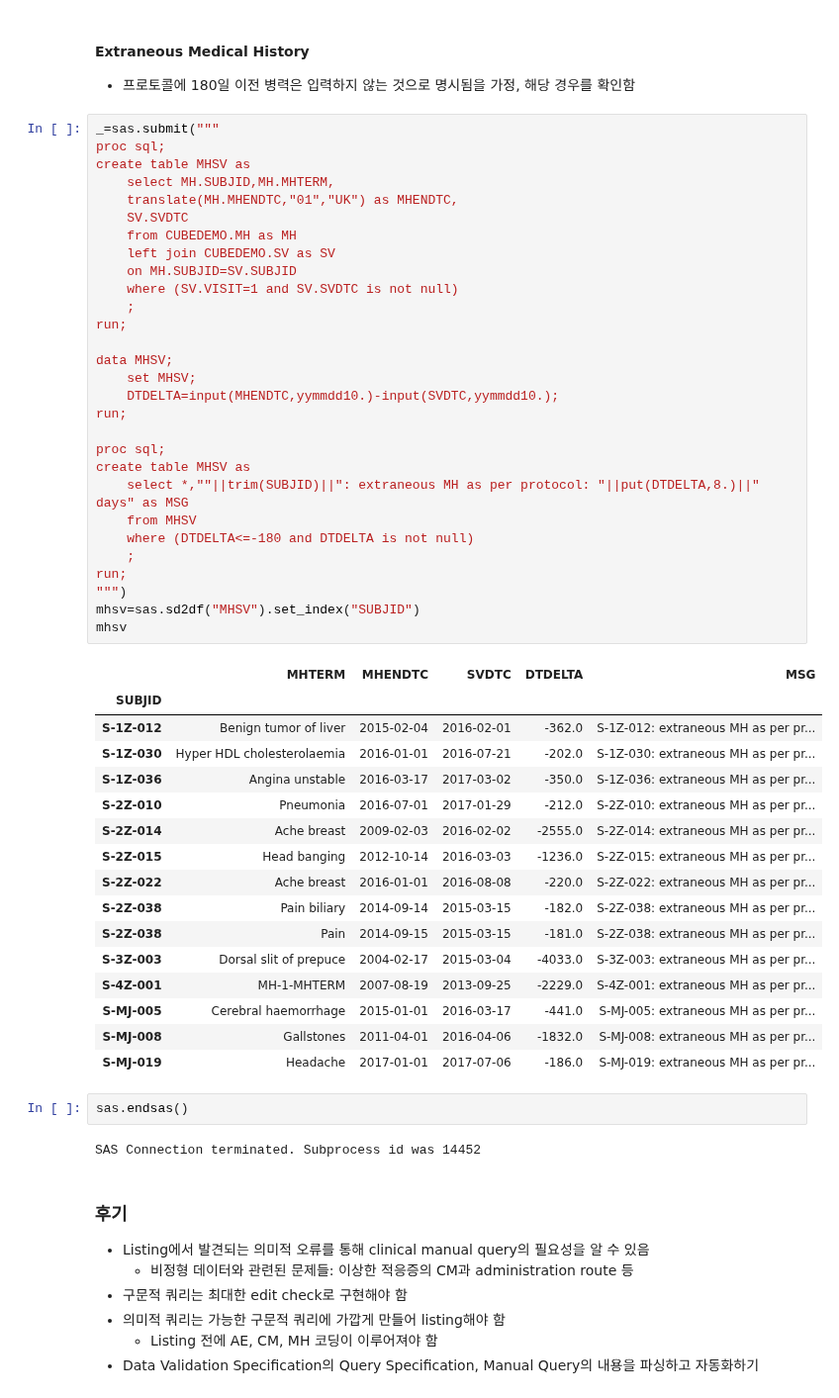
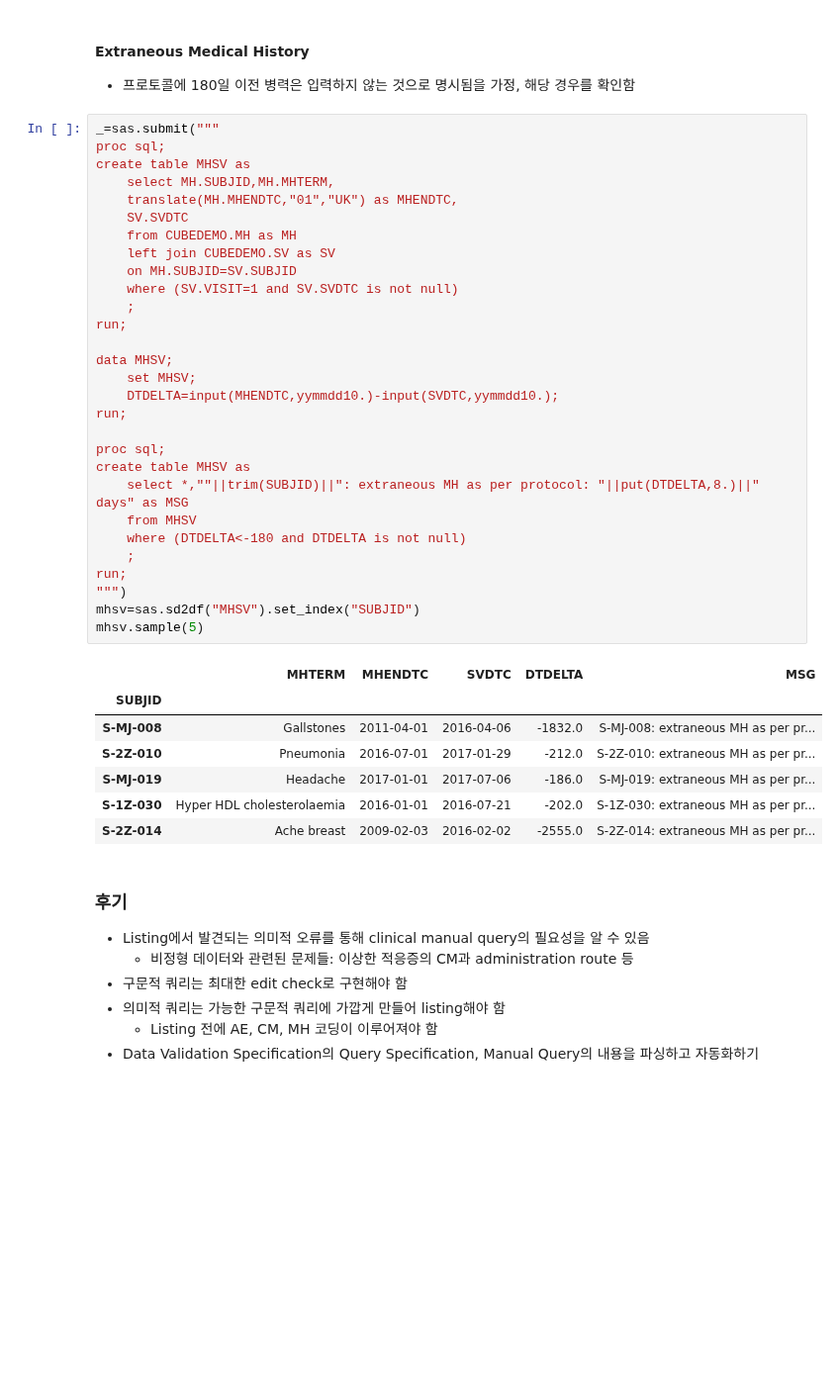
Before and after one commit to beeseosil/pub, a Jupyter notebook: ct/dmc.ipynb, the cells around one changed output. Shown at 99% size. Saved outputs shown, nothing was run; the diff lists cells and outputs as text; blank space fills up the shorter version.

```diff
--- a/ct/dmc.ipynb
+++ b/ct/dmc.ipynb
@@ -373,53 +438,40 @@ ensv
 # %%
 _=sas.submit("""
 proc sql;
 create table MHSV as
     select MH.SUBJID,MH.MHTERM,
     translate(MH.MHENDTC,"01","UK") as MHENDTC,
     SV.SVDTC
     from CUBEDEMO.MH as MH
     left join CUBEDEMO.SV as SV
     on MH.SUBJID=SV.SUBJID
     where (SV.VISIT=1 and SV.SVDTC is not null)
     ;
 run;
 
 data MHSV;
     set MHSV;
     DTDELTA=input(MHENDTC,yymmdd10.)-input(SVDTC,yymmdd10.);
 run;
 
 proc sql;
 create table MHSV as
     select *,""||trim(SUBJID)||": extraneous MH as per protocol: "||put(DTDELTA,8.)||" days" as MSG
 	from MHSV
-    where (DTDELTA<=-180 and DTDELTA is not null)
+    where (DTDELTA<-180 and DTDELTA is not null)
 	;
 run;
 """)
 mhsv=sas.sd2df("MHSV").set_index("SUBJID")
-mhsv
+mhsv.sample(5)
 # %% [output]
 |  | MHTERM | MHENDTC | SVDTC | DTDELTA | MSG |
 | SUBJID |  |  |  |  |  |
-| S-1Z-012 | Benign tumor of liver | 2015-02-04 | 2016-02-01 | -362.0 | S-1Z-012: extraneous MH as per pr... |
+| S-MJ-008 | Gallstones | 2011-04-01 | 2016-04-06 | -1832.0 | S-MJ-008: extraneous MH as per pr... |
+| S-2Z-010 | Pneumonia | 2016-07-01 | 2017-01-29 | -212.0 | S-2Z-010: extraneous MH as per pr... |
+| S-MJ-019 | Headache | 2017-01-01 | 2017-07-06 | -186.0 | S-MJ-019: extraneous MH as per pr... |
 | S-1Z-030 | Hyper HDL cholesterolaemia | 2016-01-01 | 2016-07-21 | -202.0 | S-1Z-030: extraneous MH as per pr... |
-| S-1Z-036 | Angina unstable | 2016-03-17 | 2017-03-02 | -350.0 | S-1Z-036: extraneous MH as per pr... |
-| S-2Z-010 | Pneumonia | 2016-07-01 | 2017-01-29 | -212.0 | S-2Z-010: extraneous MH as per pr... |
 | S-2Z-014 | Ache breast | 2009-02-03 | 2016-02-02 | -2555.0 | S-2Z-014: extraneous MH as per pr... |
-| S-2Z-015 | Head banging | 2012-10-14 | 2016-03-03 | -1236.0 | S-2Z-015: extraneous MH as per pr... |
-| S-2Z-022 | Ache breast | 2016-01-01 | 2016-08-08 | -220.0 | S-2Z-022: extraneous MH as per pr... |
-| S-2Z-038 | Pain biliary | 2014-09-14 | 2015-03-15 | -182.0 | S-2Z-038: extraneous MH as per pr... |
-| S-2Z-038 | Pain | 2014-09-15 | 2015-03-15 | -181.0 | S-2Z-038: extraneous MH as per pr... |
-| S-3Z-003 | Dorsal slit of prepuce | 2004-02-17 | 2015-03-04 | -4033.0 | S-3Z-003: extraneous MH as per pr... |
-| S-4Z-001 | MH-1-MHTERM | 2007-08-19 | 2013-09-25 | -2229.0 | S-4Z-001: extraneous MH as per pr... |
-| S-MJ-005 | Cerebral haemorrhage | 2015-01-01 | 2016-03-17 | -441.0 | S-MJ-005: extraneous MH as per pr... |
-| S-MJ-008 | Gallstones | 2011-04-01 | 2016-04-06 | -1832.0 | S-MJ-008: extraneous MH as per pr... |
-| S-MJ-019 | Headache | 2017-01-01 | 2017-07-06 | -186.0 | S-MJ-019: extraneous MH as per pr... |
-# %%
-sas.endsas()
-# %% [output]
-SAS Connection terminated. Subprocess id was 14452
 # %% [markdown]
 ### 후기
 * Listing에서 발견되는 의미적 오류를 통해 clinical manual query의 필요성을 알 수 있음
```
Also changed, not shown: parts of 12 cells of this notebook.
